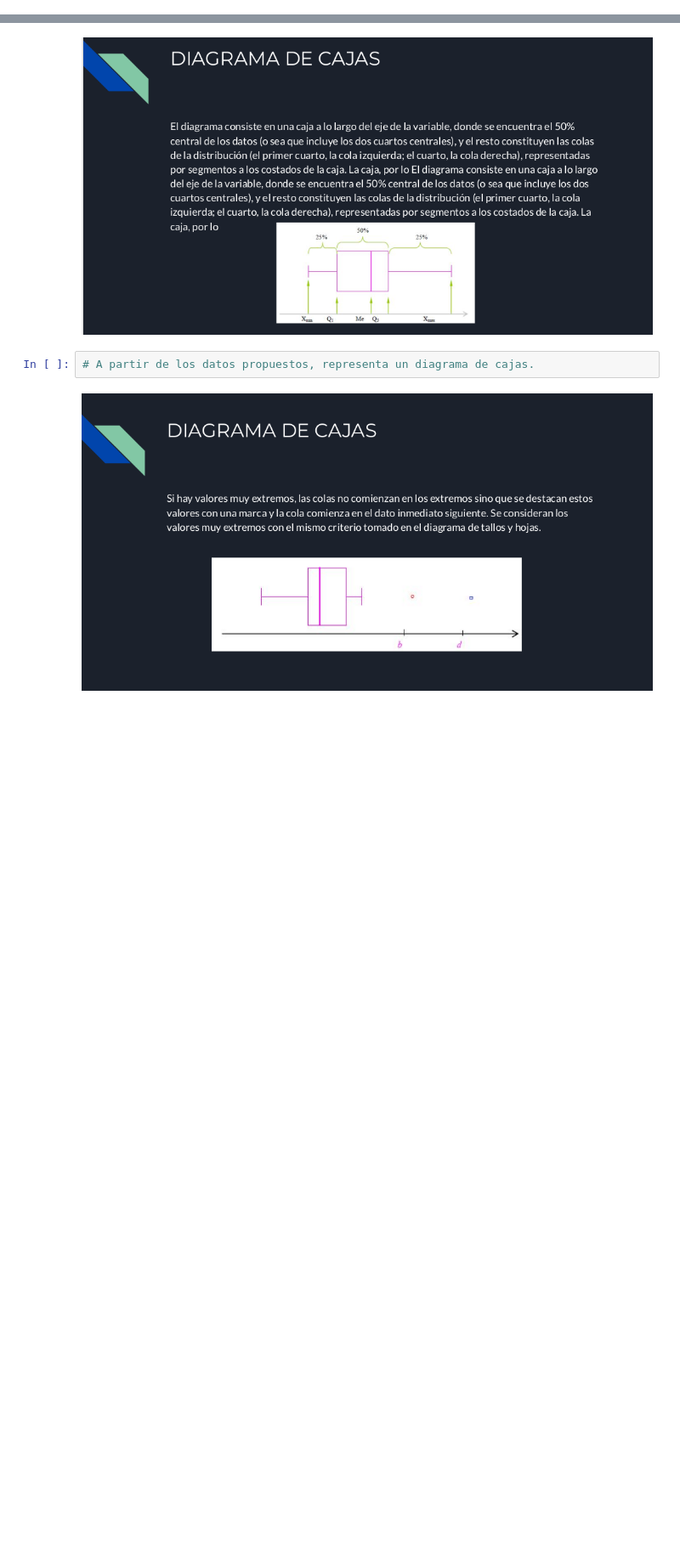
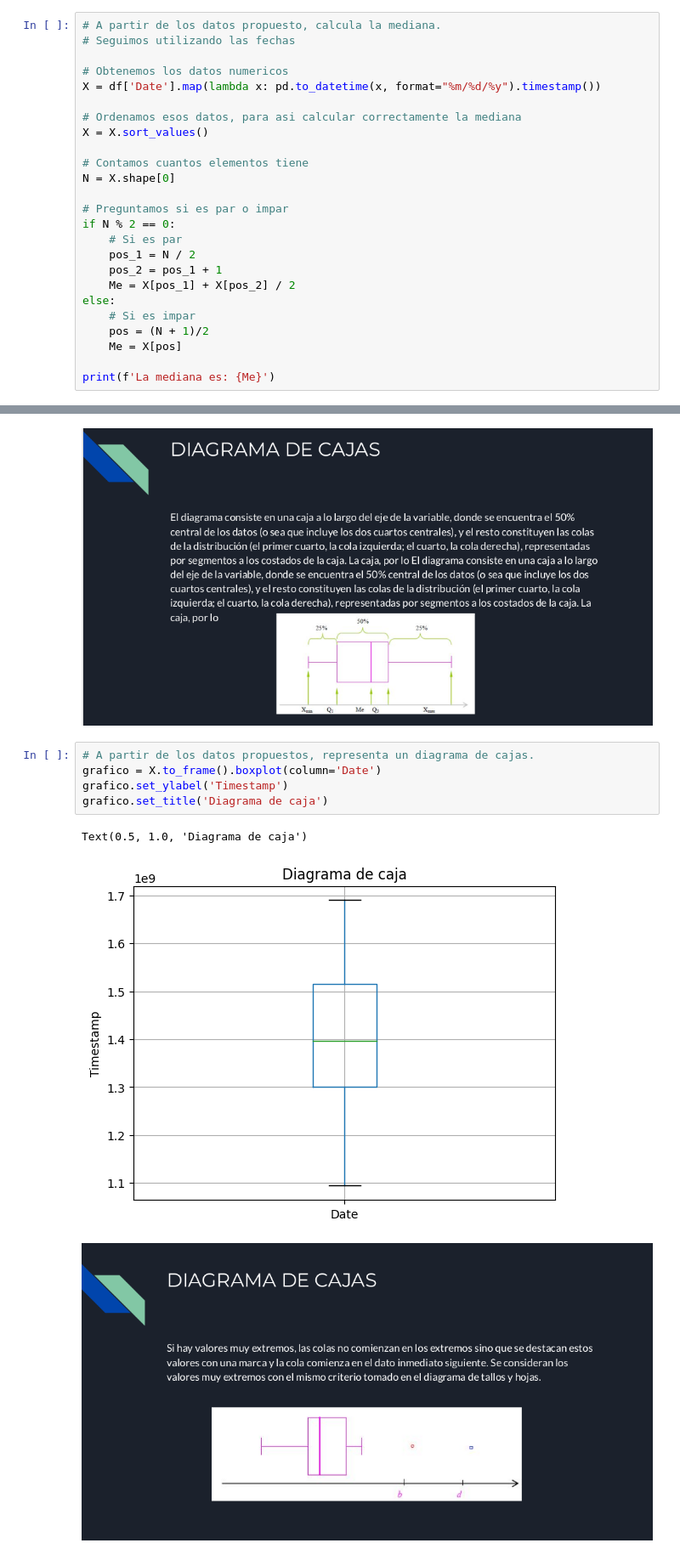
Before and after one commit to cristiandevar/PythonML, a Jupyter notebook: 01_05_Comisión_4_Ciencia_de_Datos_Aplicación_Datos_Messi.ipynb, the cells around one changed output, grey strips where cells are left out. Shown at 85% size. Cells and saved outputs as stored; diff of their text form; blank space fills up the shorter version.

```diff
--- a/01_05_Comisión_4_Ciencia_de_Datos_Aplicación_Datos_Messi.ipynb
+++ b/01_05_Comisión_4_Ciencia_de_Datos_Aplicación_Datos_Messi.ipynb
@@ -234,0 +242,25 @@ tabla_frecuencia.describe()
+# %%
+# A partir de los datos propuesto, calcula la mediana.
+# Seguimos utilizando las fechas
+
+# Obtenemos los datos numericos
+X = df['Date'].map(lambda x: pd.to_datetime(x, format="%m/%d/%y").timestamp())
+
+# Ordenamos esos datos, para asi calcular correctamente la mediana
+X = X.sort_values()
+
+# Contamos cuantos elementos tiene
+N = X.shape[0]
+
+# Preguntamos si es par o impar
+if N % 2 == 0:
+    # Si es par
+    pos_1 = N / 2
+    pos_2 = pos_1 + 1
+    Me = X[pos_1] + X[pos_2] / 2
+else:
+    # Si es impar
+    pos = (N + 1)/2
+    Me = X[pos]
+
+print(f'La mediana es: {Me}')
@@ -252,5 +355,11 @@ tabla_frecuencia.describe()
 ![20.png](embedded-picture-1)
 # %%
 # A partir de los datos propuestos, representa un diagrama de cajas.
+grafico = X.to_frame().boxplot(column='Date')
+grafico.set_ylabel('Timestamp')
+grafico.set_title('Diagrama de caja')
+# %% [output]
+Text(0.5, 1.0, 'Diagrama de caja')
+[figure, added]
 # %% [markdown]
 ![21.png](embedded-picture-1)
```
Also changed, not shown: parts of 10 cells of this notebook, 1 other file.
